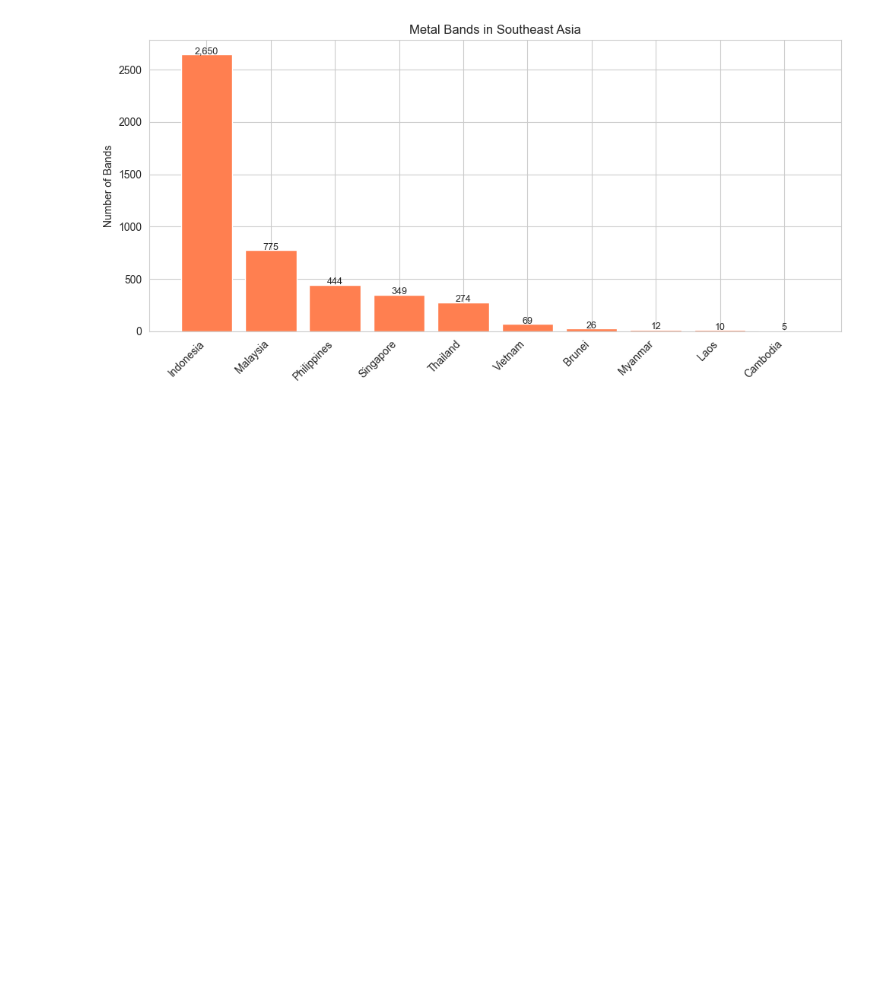
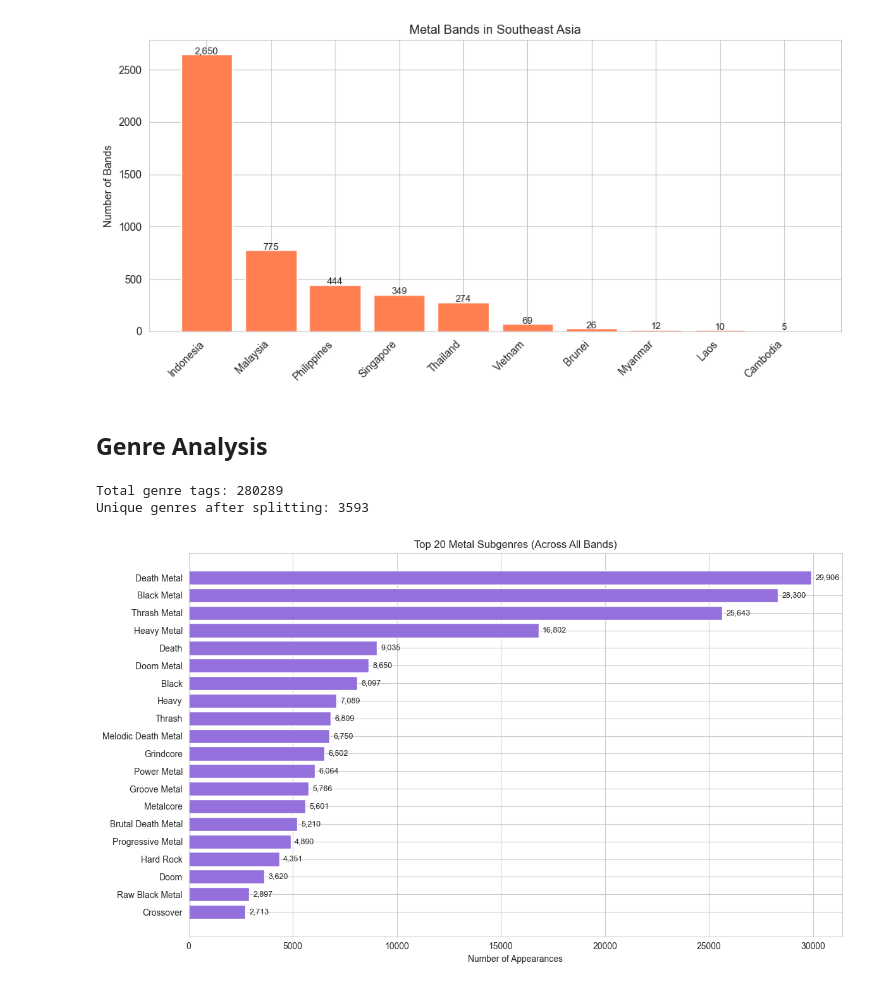
Before and after one commit to mharis8598/metal-eda, a Jupyter notebook: notebooks/01_eda.ipynb, the cells around one changed output. Saved outputs shown, nothing was run; the diff lists cells and outputs as text; code cells hidden in the pictures; blank space fills up the shorter version.

Commit message:
Added Genre Analysis and Band Analysis

```diff
--- a/notebooks/01_eda.ipynb
+++ b/notebooks/01_eda.ipynb
@@ -143,3 +143,39 @@ plt.savefig("../outputs/sea_metal_bands.png", dpi=150, bbox_inches="tight")
 plt.show()
 # %% [output]
 [figure]
+# %% [markdown]
+## Genre Analysis
+# %%
+# Bands list genres like "Metalcore/Deathcore" — let's split them out
+all_genres = df["Genre"].str.split("[/,]").explode().str.strip()
+
+# Clean up: some entries have qualifiers like "Early" or "later"
+# Remove common prefixes
+all_genres = all_genres.str.replace(r"\(.*?\)", "", regex=True).str.strip()
+
+# Remove empty strings
+all_genres = all_genres[all_genres != ""]
+
+print(f"Total genre tags: {len(all_genres)}")
+print(f"Unique genres after splitting: {all_genres.nunique()}")
+# %% [output]
+Total genre tags: 280289
+Unique genres after splitting: 3593
+# %%
+genre_counts = all_genres.value_counts().head(20)
+
+fig, ax = plt.subplots(figsize=(12, 7))
+bars = ax.barh(genre_counts.index[::-1], genre_counts.values[::-1], color="mediumpurple")
+ax.set_xlabel("Number of Appearances")
+ax.set_title("Top 20 Metal Subgenres (Across All Bands)")
+
+for bar in bars:
+    width = bar.get_width()
+    ax.text(width + 200, bar.get_y() + bar.get_height()/2,
+            f"{int(width):,}", va="center", fontsize=9)
+
+plt.tight_layout()
+plt.savefig("../outputs/top_20_genres.png", dpi=150, bbox_inches="tight")
+plt.show()
+# %% [output]
+[figure, added]
```
Also changed, not shown: parts of 4 cells of this notebook, 3 other files.
